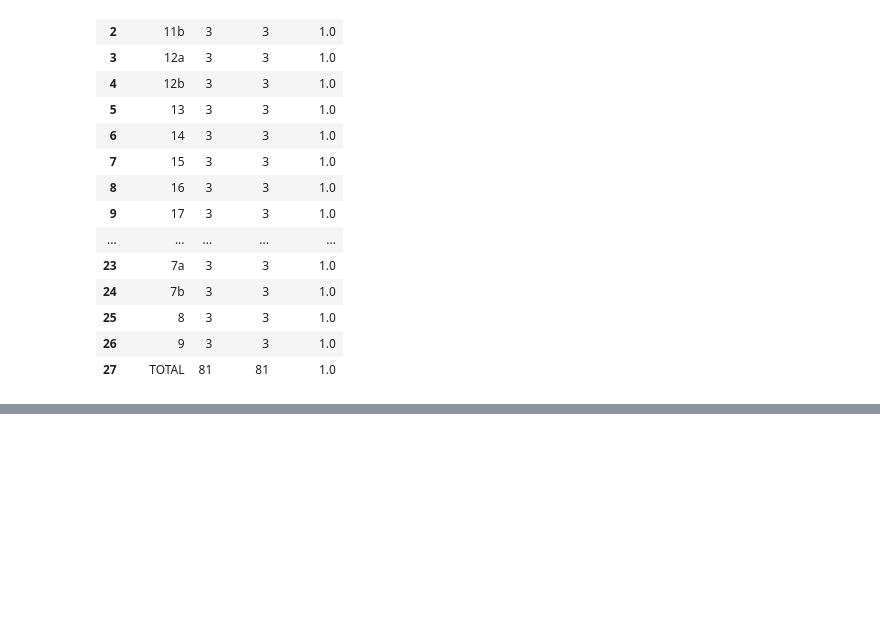
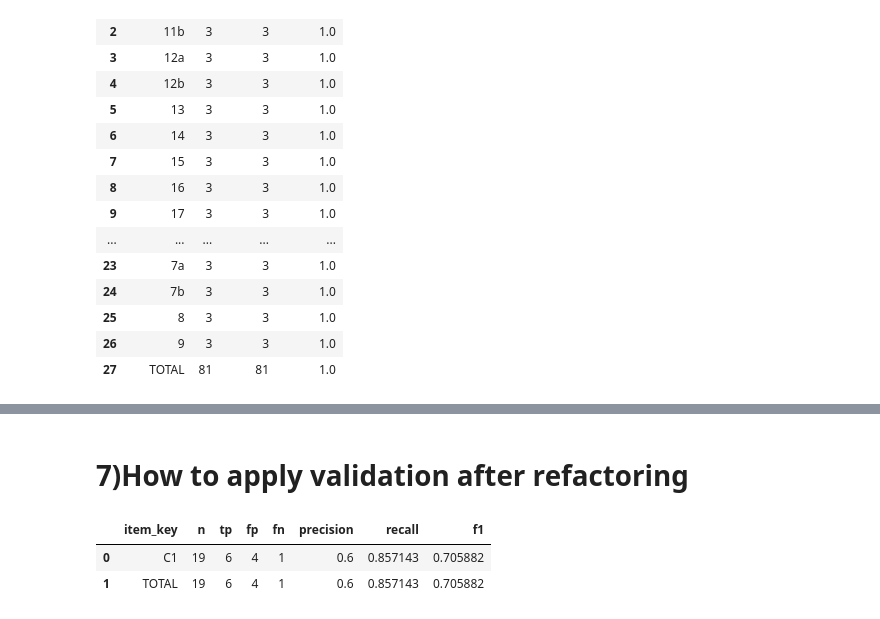
Before and after one commit to quantitativenurse/sud-regex, a Jupyter notebook: notebook_tutorial.ipynb, the cells around one changed output, grey strips where cells are left out. Drawn from its saved outputs; the diff is of its cells as text; code cells hidden in the pictures; blank space fills up the shorter version.

Commit message:
Code refactoring for sudregex

```diff
--- a/notebook_tutorial.ipynb
+++ b/notebook_tutorial.ipynb
@@ -280,0 +413,18 @@ by_item
+# %% [markdown]
+# 7)How to apply validation after refactoring
+# %%
+df = pd.read_csv('/your_validation_examples.csv')
+df.columns = ['item_key', 'expected', 'note_text']
+
+detailed, by_item = sud.validation(
+    checklist= "/your_checklist.py",
+    examples = df
+
+    )
+
+# detailed
+by_item
+# %% [output]
+|  | item_key | n | tp | fp | fn | precision | recall | f1 |
+| 0 | C1 | 19 | 6 | 4 | 1 | 0.6 | 0.857143 | 0.705882 |
+| 1 | TOTAL | 19 | 6 | 4 | 1 | 0.6 | 0.857143 | 0.705882 |
```
Also changed, not shown: parts of 13 cells of this notebook, 10 other files.
